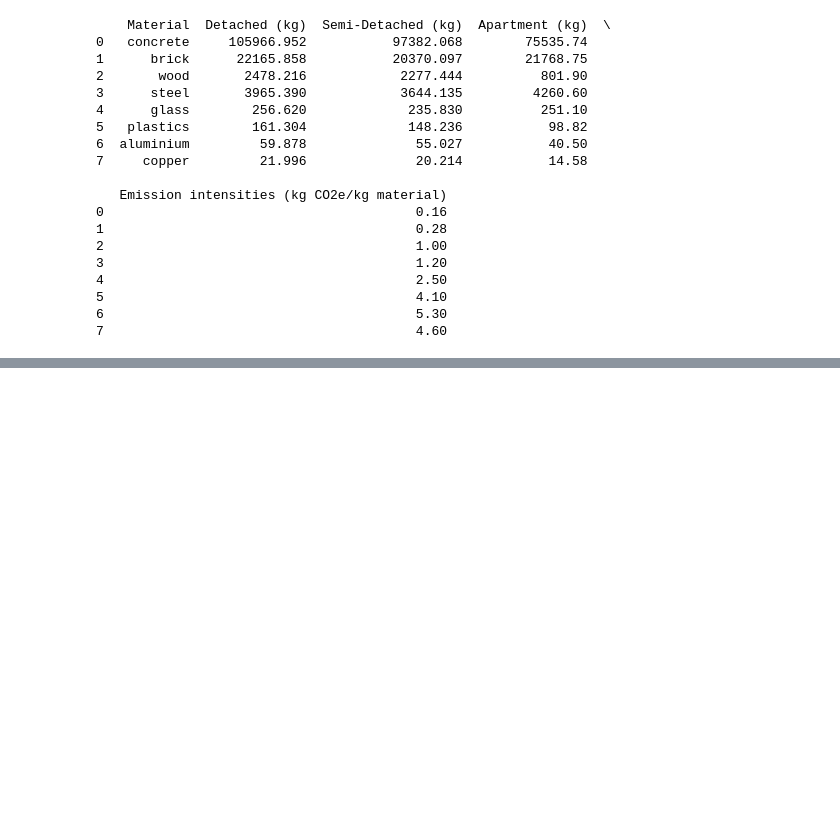
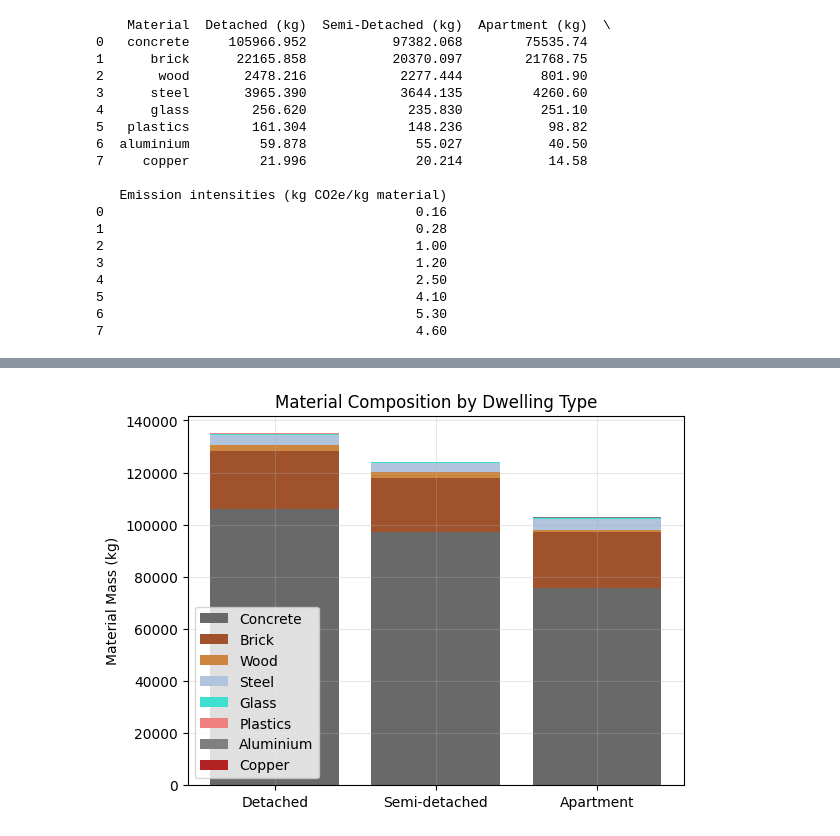
Before and after one commit to tdhunn01-design/MFA2, a Jupyter notebook: PPD_POP_Multiplied.ipynb, the cells around one changed output, grey strips where cells are left out. Saved outputs shown, nothing was run; the diff lists cells and outputs as text; code cells hidden in the pictures; blank space fills up the shorter version.

```diff
--- a/PPD_POP_Multiplied.ipynb
+++ b/PPD_POP_Multiplied.ipynb
@@ -374,8 +374,8 @@ SF_materials_intensity = np.array([867.16,    181.39,   20.28,  32.45,   2.10,
 emission_intensity = np.array([    0.16,       0.28,    1,      1.2,     2.5,     4.1,        5.3,         4.6])
 # %%
 #material composition of each dwelling type (kg)
-detached_materials =  SF_materials_intensity * area_detached
-semi_detached_materials = SF_materials_intensity * area_semi_detached
+detached_materials =  SF_material_intensity * area_detached
+semi_detached_materials = SF_material_intensity * area_semi_detached
 apartment_materials = MF_material_intensity * area_apartment
 
 materials_overview = pd.DataFrame({
@@ -409,0 +426,16 @@ print(materials_overview)
+# %%
+plt.bar(x=['Detached', 'Semi-detached', 'Apartment'], height=[detached_materials[0], semi_detached_materials[0], apartment_materials[0]], label='Concrete', color='dimgrey')
+plt.bar(x=['Detached', 'Semi-detached', 'Apartment'], height=[detached_materials[1], semi_detached_materials[1], apartment_materials[1]], label='Brick', color='sienna', bottom=[detached_materials[0], semi_detached_materials[0], apartment_materials[0]])
+plt.bar(x=['Detached', 'Semi-detached', 'Apartment'], height=[detached_materials[2], semi_detached_materials[2], apartment_materials[2]], label='Wood', color='peru', bottom=[detached_materials[0]+detached_materials[1], semi_detached_materials[0]+semi_detached_materials[1], apartment_materials[0]+apartment_materials[1]])
+plt.bar(x=['Detached', 'Semi-detached', 'Apartment'], height=[detached_materials[3], semi_detached_materials[3], apartment_materials[3]], label='Steel', color='lightsteelblue', bottom=[detached_materials[0]+detached_materials[1]+detached_materials[2], semi_detached_materials[0]+semi_detached_materials[1]+semi_detached_materials[2], apartment_materials[0]+apartment_materials[1]+apartment_materials[2]])
+plt.bar(x=['Detached', 'Semi-detached', 'Apartment'], height=[detached_materials[4], semi_detached_materials[4], apartment_materials[4]], label='Glass', color='turquoise', bottom=[detached_materials[0]+detached_materials[1]+detached_materials[2]+detached_materials[3], semi_detached_materials[0]+semi_detached_materials[1]+semi_detached_materials[2]+semi_detached_materials[3], apartment_materials[0]+apartment_materials[1]+apartment_materials[2]+apartment_materials[3]])
+plt.bar(x=['Detached', 'Semi-detached', 'Apartment'], height=[detached_materials[5], semi_detached_materials[5], apartment_materials[5]], label='Plastics', color='lightcoral', bottom=[detached_materials[0]+detached_materials[1]+detached_materials[2]+detached_materials[3]+detached_materials[4], semi_detached_materials[0]+semi_detached_materials[1]+semi_detached_materials[2]+semi_detached_materials[3]+semi_detached_materials[4], apartment_materials[0]+apartment_materials[1]+apartment_materials[2]+apartment_materials[3]+apartment_materials[4]])
+plt.bar(x=['Detached', 'Semi-detached', 'Apartment'], height=[detached_materials[6], semi_detached_materials[6], apartment_materials[6]], label='Aluminium', color='gray', bottom=[detached_materials[0]+detached_materials[1]+detached_materials[2]+detached_materials[3]+detached_materials[4]+detached_materials[5], semi_detached_materials[0]+semi_detached_materials[1]+semi_detached_materials[2]+semi_detached_materials[3]+semi_detached_materials[4]+semi_detached_materials[5], apartment_materials[0]+apartment_materials[1]+apartment_materials[2]+apartment_materials[3]+apartment_materials[4]+apartment_materials[5]])
+plt.bar(x=['Detached', 'Semi-detached', 'Apartment'], height=[detached_materials[7], semi_detached_materials[7], apartment_materials[7]], label='Copper', color='firebrick', bottom=[detached_materials[0]+detached_materials[1]+detached_materials[2]+detached_materials[3]+detached_materials[4]+detached_materials[5]+detached_materials[6], semi_detached_materials[0]+semi_detached_materials[1]+semi_detached_materials[2]+semi_detached_materials[3]+semi_detached_materials[4]+semi_detached_materials[5]+semi_detached_materials[6], apartment_materials[0]+apartment_materials[1]+apartment_materials[2]+apartment_materials[3]+apartment_materials[4]+apartment_materials[5]+apartment_materials[6]])
+plt.ylabel('Material Mass (kg)')
+plt.title('Material Composition by Dwelling Type')
+plt.legend()
+plt.grid(True, alpha=0.3)
+plt.show()
+# %% [output]
+[figure, added]
```
Also changed, not shown: parts of 3 cells of this notebook, 2 other files.
